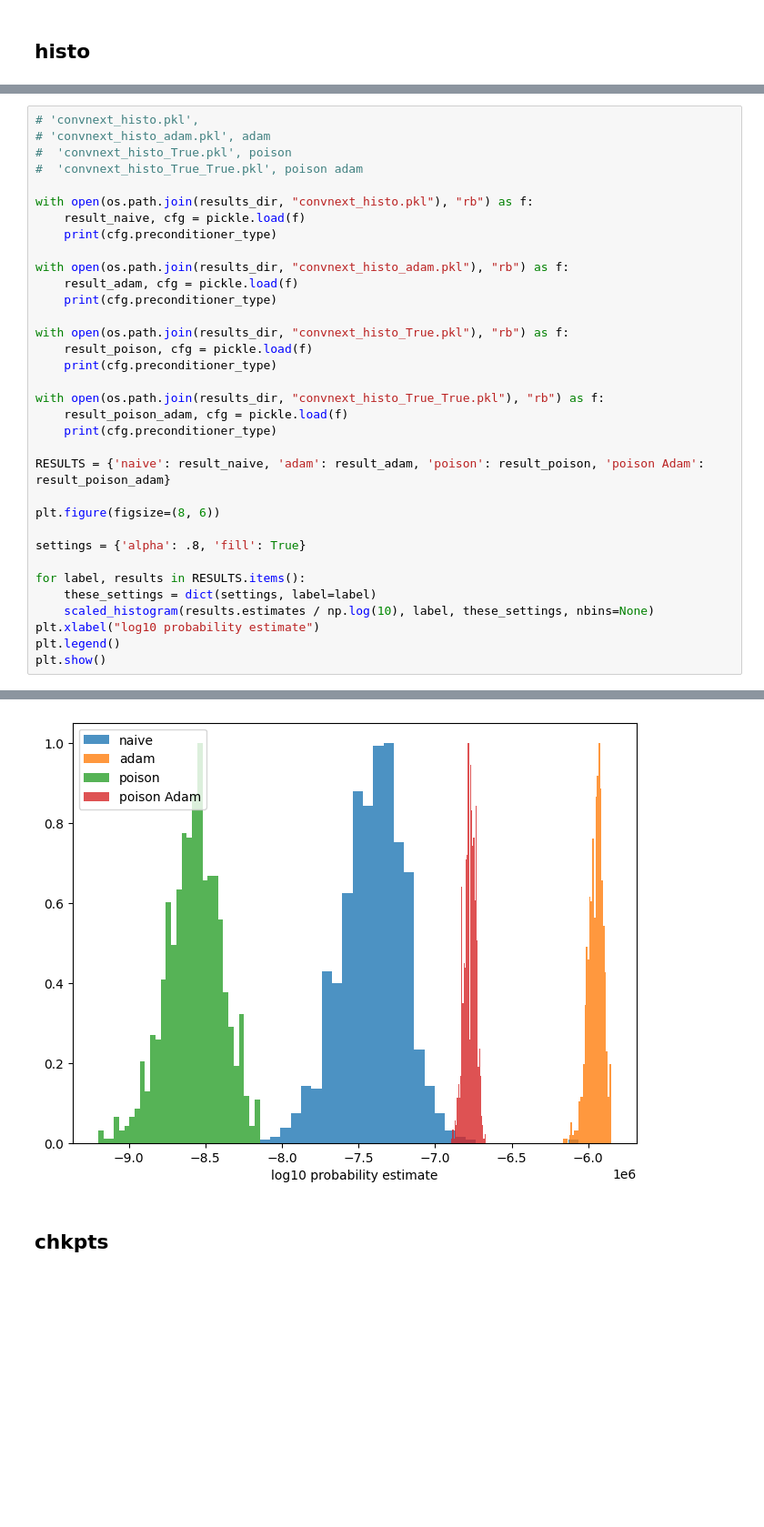
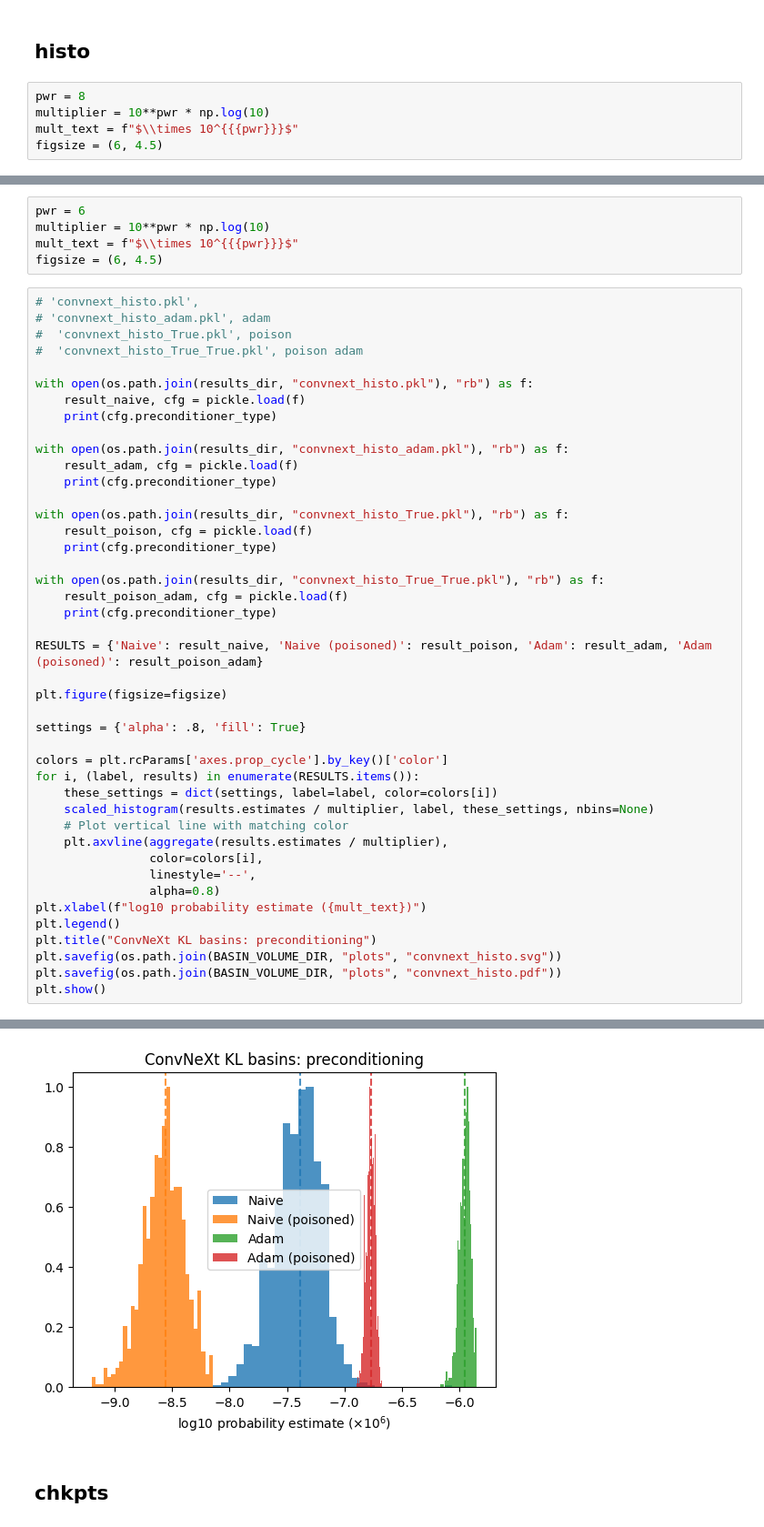
Before and after one commit to EleutherAI/basin-volume, a Jupyter notebook: notebooks/plots.ipynb, the cells around one changed output, grey strips where cells are left out. Shown at 91% size. Saved outputs shown, nothing was run; the diff lists cells and outputs as text; blank space fills up the shorter version.

```diff
--- a/notebooks/plots.ipynb
+++ b/notebooks/plots.ipynb
@@ -165,6 +179,11 @@ None b16pai_p4
 None b16pai_p4
 # %% [markdown]
 ## histo
+# %%
+pwr = 8
+multiplier = 10**pwr * np.log(10)
+mult_text = f"$\\times 10^{{{pwr}}}$"
+figsize = (6, 4.5)
 # %%
 with open(os.path.join(results_dir, "pythia_histo.pkl"), "rb") as f:
     result_naive, cfg = pickle.load(f)
@@ -197,42 +223,56 @@ adam
+# %%
+pwr = 6
+multiplier = 10**pwr * np.log(10)
+mult_text = f"$\\times 10^{{{pwr}}}$"
+figsize = (6, 4.5)
 # %%
 # 'convnext_histo.pkl',
 # 'convnext_histo_adam.pkl', adam
 #  'convnext_histo_True.pkl', poison
 #  'convnext_histo_True_True.pkl', poison adam
 
 with open(os.path.join(results_dir, "convnext_histo.pkl"), "rb") as f:
     result_naive, cfg = pickle.load(f)
     print(cfg.preconditioner_type)
 
 with open(os.path.join(results_dir, "convnext_histo_adam.pkl"), "rb") as f:
     result_adam, cfg = pickle.load(f)
     print(cfg.preconditioner_type)
 
 with open(os.path.join(results_dir, "convnext_histo_True.pkl"), "rb") as f:
     result_poison, cfg = pickle.load(f)
     print(cfg.preconditioner_type)
 
 with open(os.path.join(results_dir, "convnext_histo_True_True.pkl"), "rb") as f:
     result_poison_adam, cfg = pickle.load(f)
     print(cfg.preconditioner_type)
 
-RESULTS = {'naive': result_naive, 'adam': result_adam, 'poison': result_poison, 'poison Adam': result_poison_adam}
+RESULTS = {'Naive': result_naive, 'Naive (poisoned)': result_poison, 'Adam': result_adam, 'Adam (poisoned)': result_poison_adam}
 
-plt.figure(figsize=(8, 6))
+plt.figure(figsize=figsize)
 
 settings = {'alpha': .8, 'fill': True}
 
-for label, results in RESULTS.items():
-    these_settings = dict(settings, label=label)
-    scaled_histogram(results.estimates / np.log(10), label, these_settings, nbins=None)
-plt.xlabel("log10 probability estimate")
+colors = plt.rcParams['axes.prop_cycle'].by_key()['color']
+for i, (label, results) in enumerate(RESULTS.items()):
+    these_settings = dict(settings, label=label, color=colors[i])
+    scaled_histogram(results.estimates / multiplier, label, these_settings, nbins=None)
+    # Plot vertical line with matching color
+    plt.axvline(aggregate(results.estimates / multiplier),
+                color=colors[i],
+                linestyle='--',
+                alpha=0.8)
+plt.xlabel(f"log10 probability estimate ({mult_text})")
 plt.legend()
+plt.title("ConvNeXt KL basins: preconditioning")
+plt.savefig(os.path.join(BASIN_VOLUME_DIR, "plots", "convnext_histo.svg"))
+plt.savefig(os.path.join(BASIN_VOLUME_DIR, "plots", "convnext_histo.pdf"))
 plt.show()
 # %% [output]
 None
 adam
 None
 adam
-[figure, old version]
+[figure, new version]
 # %% [markdown]
 ## chkpts
```
Also changed, not shown: parts of 21 cells of this notebook, 25 other files.
